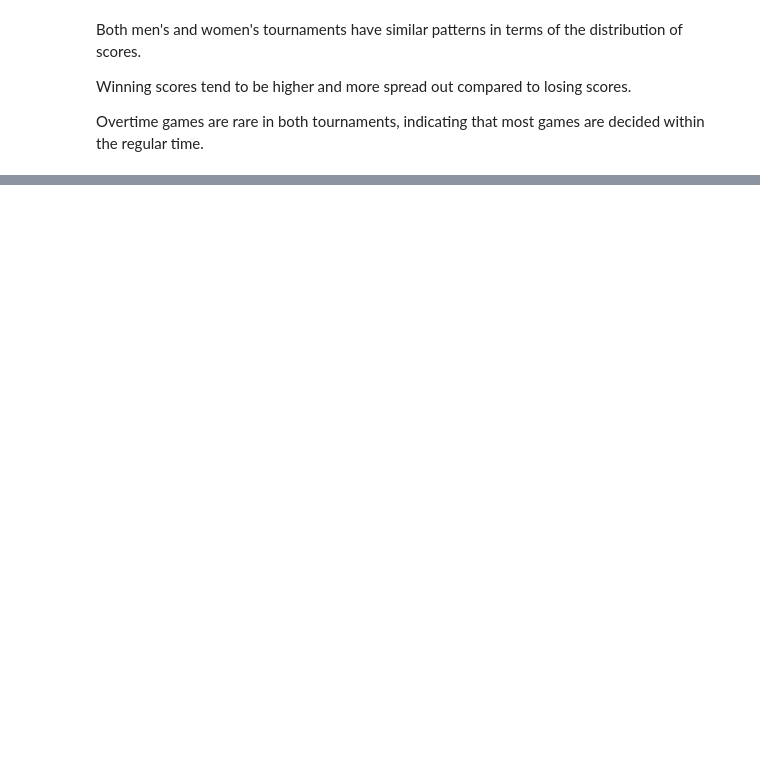
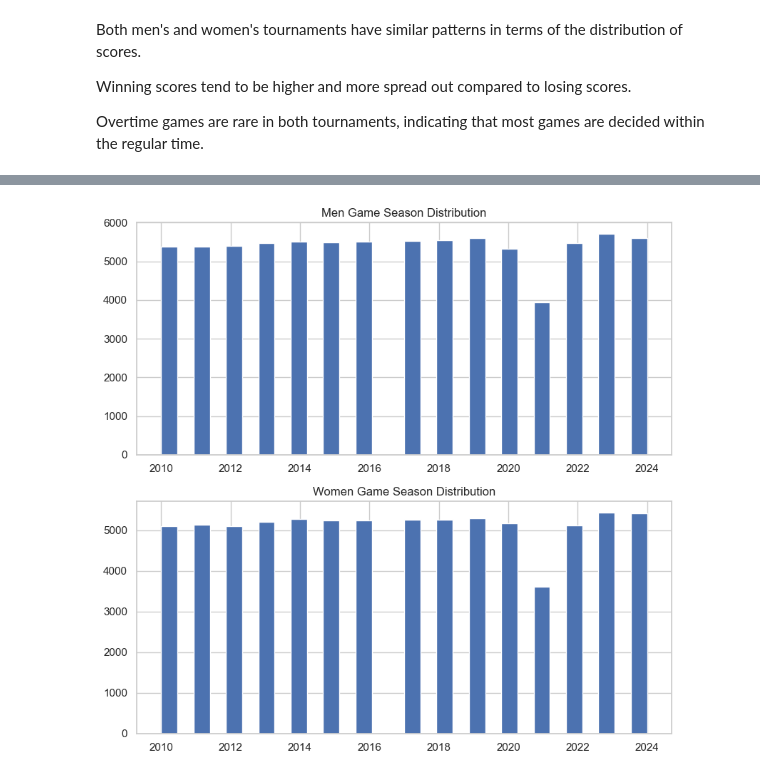
Before and after one commit to Shubhampalav017/Basketball_Bracket_Forecasting_2024, a Jupyter notebook: notebook/EDA.ipynb, the cells around one changed output, grey strips where cells are left out. Cells and saved outputs as stored; diff of their text form; code cells hidden in the pictures; blank space fills up the shorter version.

```diff
--- a/notebook/EDA.ipynb
+++ b/notebook/EDA.ipynb
@@ -465,0 +446,19 @@ Men's Dataset Correlation Matrix
+# %%
+# Histograms with ranges
+plt.figure(figsize=(16, 8))
+
+plt.subplot(2, 2, 1)
+plt.hist(MGameCities['Season'], bins=30, range=(2010, 2024))
+plt.title('Men Game Season Distribution')
+
+
+plt.subplot(2, 2, 3)
+plt.hist(WGameCities['Season'], bins=30, range=(2010, 2024))
+plt.title('Women Game Season Distribution')
+
+
+
+plt.tight_layout()
+plt.show()
+# %% [output]
+[figure, added]
```
Also changed, not shown: parts of 15 cells of this notebook.
